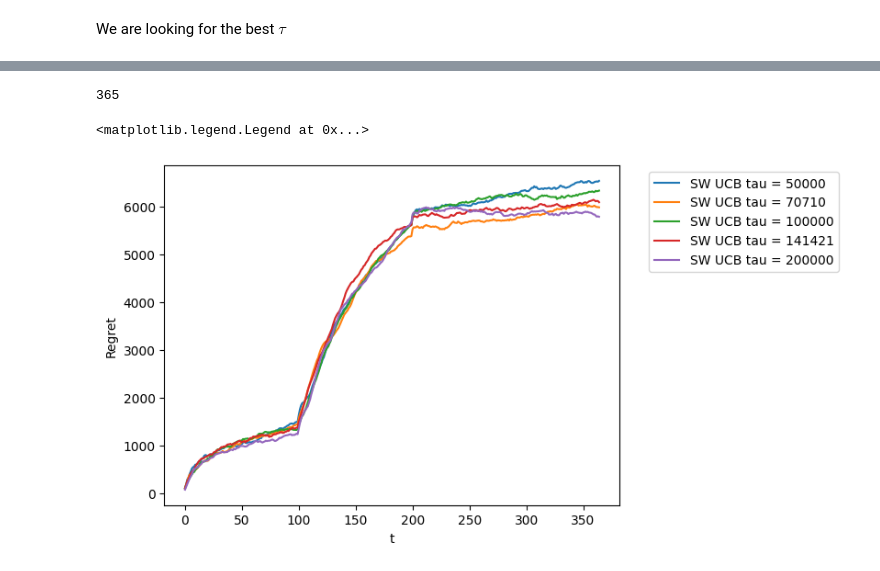
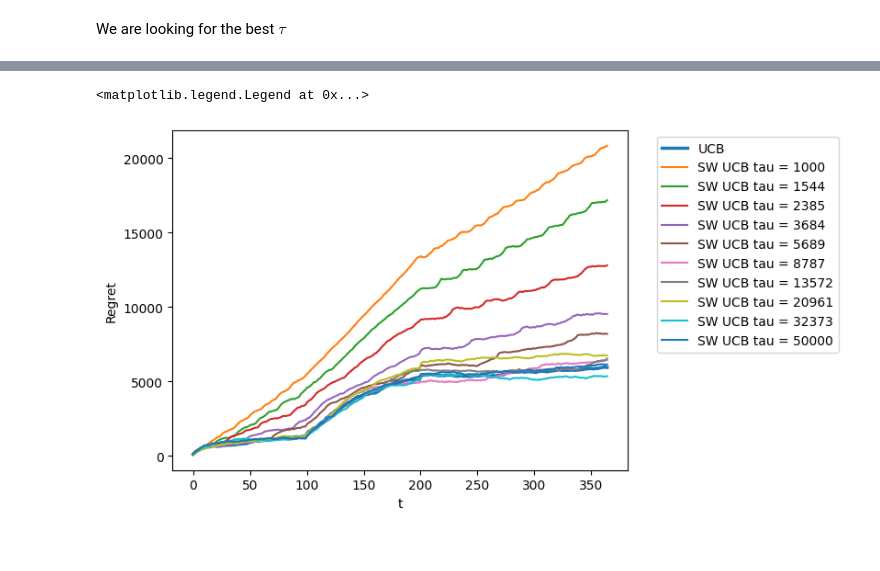
Before and after one commit to ebjaime/OLA-project, a Jupyter notebook: Step5/Alois/part5_alois.ipynb, the cells around one changed output, grey strips where cells are left out. Drawn from its saved outputs; the diff is of its cells as text; code cells hidden in the pictures.

```diff
--- a/Step5/Alois/part5_alois.ipynb
+++ b/Step5/Alois/part5_alois.ipynb
@@ -245,17 +245,18 @@ def generate_logarithmic_array(start, end, size):
     values = start + (end - start) * (values - np.min(values)) / (np.max(values) - np.min(values))  # Rescale the values between start and end
     return values.astype(int)  # Convert the values to integers
 # %%
-n_experiments = 10  #CHECK FOR DIFFERENT VALUES OF n_experiments
-taus = generate_logarithmic_array(500,200000,5) # FIND THE BEST TAU
+n_experiments = 5
 
-# sw_ucb_rewards_per_experiment_per_tau = np.empty((len(taus), n_experiments))
+approximated_best_tau = int(np.sqrt(T)*clicks(opt_bid_0)*1.5)
+taus = generate_logarithmic_array(1000,50000,10) # FIND THE BEST TAU
+
 sw_ucb_rewards_per_experiment_per_tau = []
-# print(sw_ucb_rewards_per_experiment_per_tau.shape)
-# print(sw_ucb_rewards_per_experiment_per_tau)
 
-#taus = [100000, 200000,300000]
+nb_round = 0
+
 for tau in tqdm(taus):
     sw_ucb_rewards_per_experiment = []
+    ucb_rewards_per_experiment_t = []
     for e in tqdm(range(n_experiments)):
         env = NonStationnary(n_arms = n_prices,
                        probabilities = p,
@@ -266,27 +267,39 @@ for tau in tqdm(taus):
                        noise_cost = sigma_costs,
                        time_abrupt_change_1 = time_abrupt_change_1,
                        time_abrupt_change_2 = time_abrupt_change_2)
-        ucb_learner = SW_UCB_Pricing_Learner(n_prices, prices, tau)
+        sw_ucb_learner = SW_UCB_Pricing_Learner(n_prices, prices, tau)
+
+        ucb_learner = UCB_Pricing_Learner(n_prices, prices)
 
         sw_ucb_collected_costs = np.array([])
         sw_ucb_daily_pricing_reward = np.array([])
+
+        ucb_collected_costs = np.array([])
+        ucb_daily_pricing_reward = np.array([])
 
         for t in range(T):
             pulled_bid = np.argmax(clicks(bids)-costs(bids))
             reward_click, reward_cost = env.bidding_round(pulled_bid)
             sw_ucb_collected_costs = np.append(sw_ucb_collected_costs, reward_cost)
+            for k in range(reward_click):
+                nb_round += 1
+                pulled_price = sw_ucb_learner.pull_arm()
+                reward_price = env.pricing_round(pulled_price, t)
+                sw_ucb_learner.update(pulled_price, reward_price)
+            sw_ucb_daily_pricing_reward = np.append(sw_ucb_daily_pricing_reward,(reward_click>0)*np.sum(sw_ucb_learner.collected_rewards[-reward_click:]))
 
+            # UCB
+            pulled_bid = np.argmax(clicks(bids)-costs(bids))
+            reward_click, reward_cost = env.bidding_round(pulled_bid)
+            ucb_collected_costs = np.append(ucb_collected_costs, reward_cost)
             for k in range(reward_click):
                 pulled_price = ucb_learner.pull_arm()
                 reward_price = env.pricing_round(pulled_price, t)
                 ucb_learner.update(pulled_price, reward_price)
-            sw_ucb_daily_pricing_reward = np.append(sw_ucb_daily_pricing_reward,(reward_click>0)*np.sum(ucb_learner.collected_rewards[-reward_click:]))
+            ucb_daily_pricing_reward = np.append(ucb_daily_pricing_reward,(reward_click>0)*np.sum(ucb_learner.collected_rewards[-reward_click:]))
 
-        # print("Shape pricing:")
-        # print(sw_ucb_daily_pricing_reward.shape)
-        # print("Shape costs:")
-        # print(sw_ucb_collected_costs.shape)
         sw_ucb_rewards_per_experiment.append(sw_ucb_daily_pricing_reward-sw_ucb_collected_costs)
-        # print("Shape rewards per experiment:")
-        # print(sw_ucb_rewards_per_experiment.shape)
+        ucb_rewards_per_experiment_t.append(ucb_daily_pricing_reward-ucb_collected_costs)
     sw_ucb_rewards_per_experiment_per_tau.append(sw_ucb_rewards_per_experiment)
+
+print(nb_round)
@@ -308,22 +322,19 @@ opt = np.array(opt_0 + opt_1 + opt_2)
-# %%
-len(opt)
-# %% [output]
-365
 # %%
 plt.figure(0)
 plt.ylabel("Regret")
 plt.xlabel("t")
 min = -1
 min_ind = -1
+plt.plot(np.cumsum(np.mean(opt - ucb_rewards_per_experiment_t, axis=0)), linewidth=2.5)
 for i in range(0, len(taus)):
     cumsum = np.cumsum(np.mean(opt - sw_ucb_rewards_per_experiment_per_tau[i], axis=0))
     if min > cumsum[-1] or min==-1:
         min = cumsum[-1]
         min_ind = i
     plt.plot(cumsum)
-plt.legend(["SW UCB tau = " + str(taus[i]) for i in range(0, len(taus))], bbox_to_anchor=(1.05, 1), loc='upper left')
+plt.legend(["UCB"] + ["SW UCB tau = " + str(taus[i]) for i in range(0, len(taus))], bbox_to_anchor=(1.05, 1), loc='upper left')
 # %% [output]
 <matplotlib.legend.Legend at 0x...>
-[figure, old version]
+[figure, new version]
 # %%
 print("SW UCB tau = " + str(taus[min_ind]))
```
Also changed, not shown: parts of 9 cells of this notebook.
